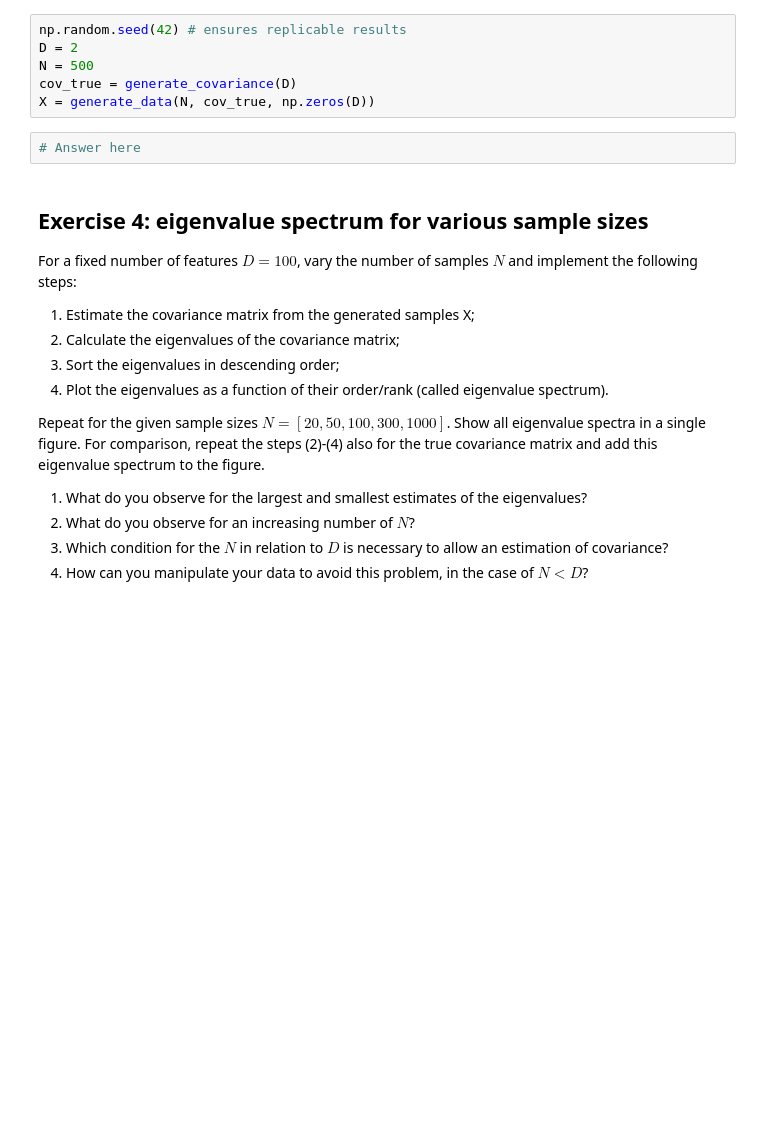
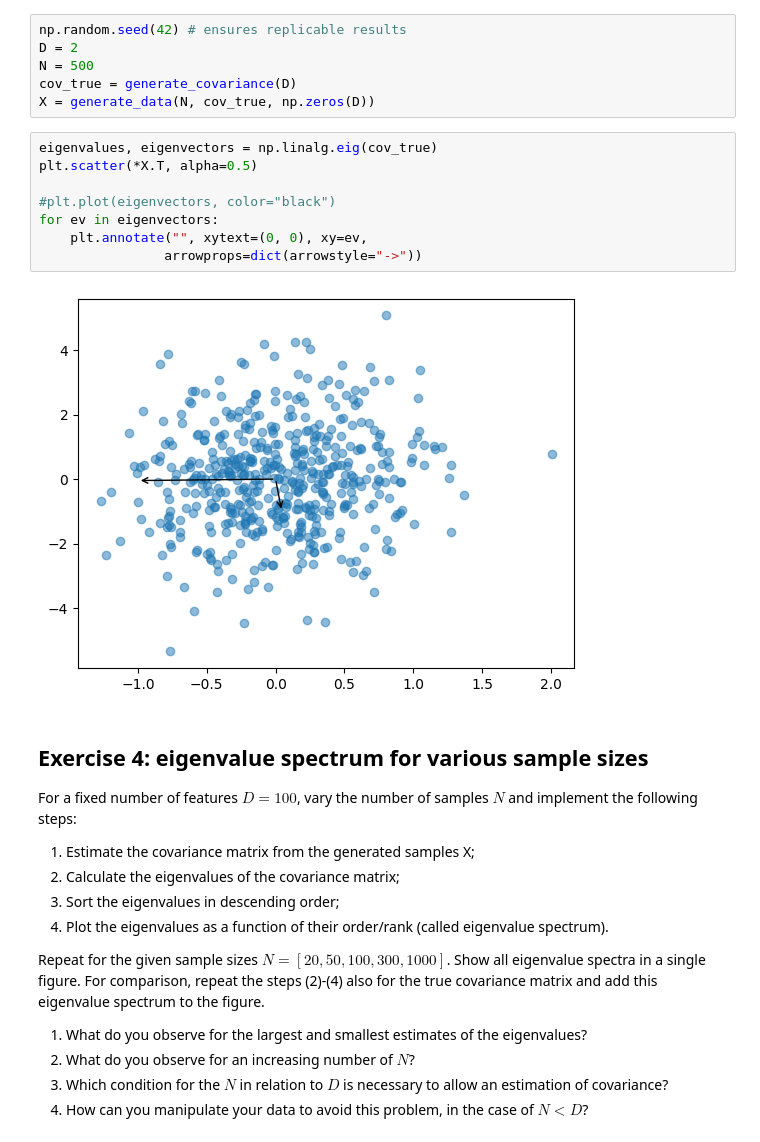
Before and after one commit to RobertvdLeeuw/nix-radboud, a Jupyter notebook: assignment_02_covariance_matrix_BCI.ipynb, the cells around one changed output. Saved outputs shown, nothing was run; the diff lists cells and outputs as text; blank space fills up the shorter version.

```diff
--- a/assignment_02_covariance_matrix_BCI.ipynb
+++ b/assignment_02_covariance_matrix_BCI.ipynb
@@ -50,8 +94,16 @@ D = 2
 N = 500
 cov_true = generate_covariance(D)
 X = generate_data(N, cov_true, np.zeros(D))
-# %%
-# Answer here
+# %%
+eigenvalues, eigenvectors = np.linalg.eig(cov_true)
+plt.scatter(*X.T, alpha=0.5)
+
+#plt.plot(eigenvectors, color="black")
+for ev in eigenvectors:
+    plt.annotate("", xytext=(0, 0), xy=ev,
+                arrowprops=dict(arrowstyle="->"))
+# %% [output]
+[figure, added]
 # %% [markdown]
 ## Exercise 4: eigenvalue spectrum for various sample sizes
 For a fixed number of features $D = 100$, vary the number of samples $N$ and implement the following steps:
```
Also changed, not shown: parts of 11 cells of this notebook, 16 other files.
